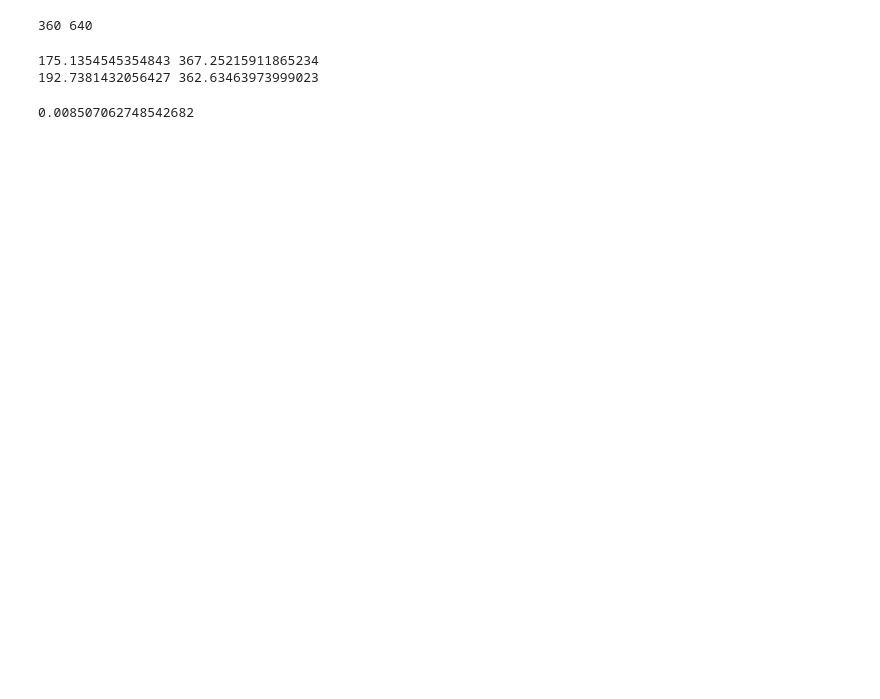
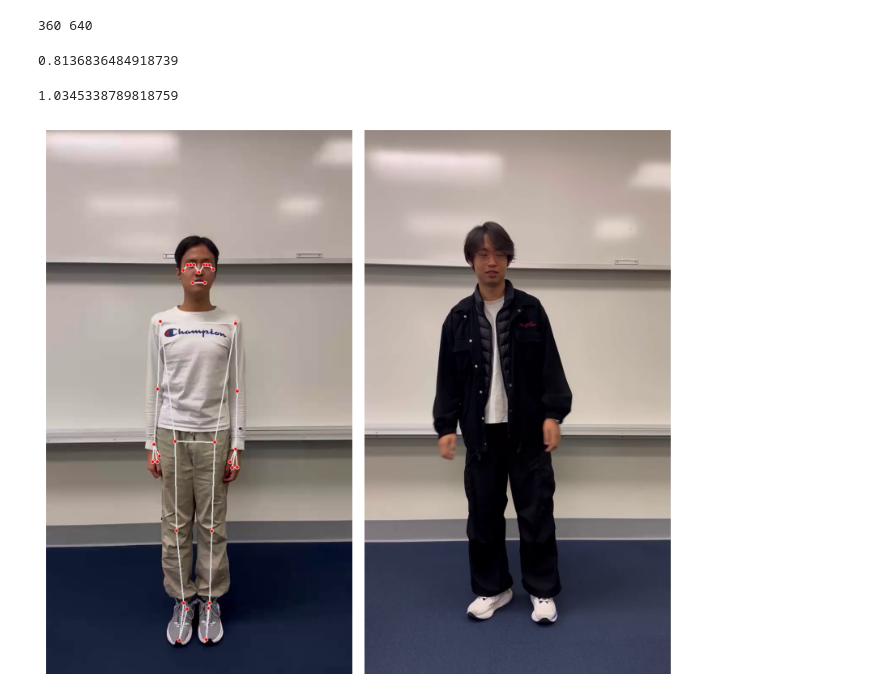
Before and after one commit to Weizhi-Du/odoru, a Jupyter notebook: match/lab.ipynb, the cells around one changed output. Cells and saved outputs as stored; diff of their text form; code cells hidden in the pictures; blank space fills up the shorter version.

```diff
--- a/match/lab.ipynb
+++ b/match/lab.ipynb
@@ -21,6 +25,9 @@ result2 = match.detect_pose(target)
+# %%
+id1, id2 = 0, 20
+match.match(result1[id1], result2[id2], w, h)
+# %% [output]
+0.8136836484918739
 # %%
-match.match(result1[0], result2[30], w, h)
+match.match_batch(result1[:15], result2[:15], w, h)
 # %% [output]
-175.1354545354843 367.25215911865234
-192.7381432056427 362.63463973999023
+1.0345338789818759
-0.008507062748542682
@@ -32,0 +34,10 @@ cv2.destroyAllWindows()
+# %%
+fig, axes = plt.subplots(1, 2, figsize=(8, 8))
+axes[0].imshow(cv2.cvtColor(a, cv2.COLOR_BGR2RGB))
+axes[1].imshow(cv2.cvtColor(b, cv2.COLOR_BGR2RGB))
+axes[0].axis('off')
+axes[1].axis('off')
+plt.tight_layout()
+plt.show()
+# %% [output]
+[figure, added]
```
Also changed, not shown: parts of 6 cells of this notebook, 1 other file.
